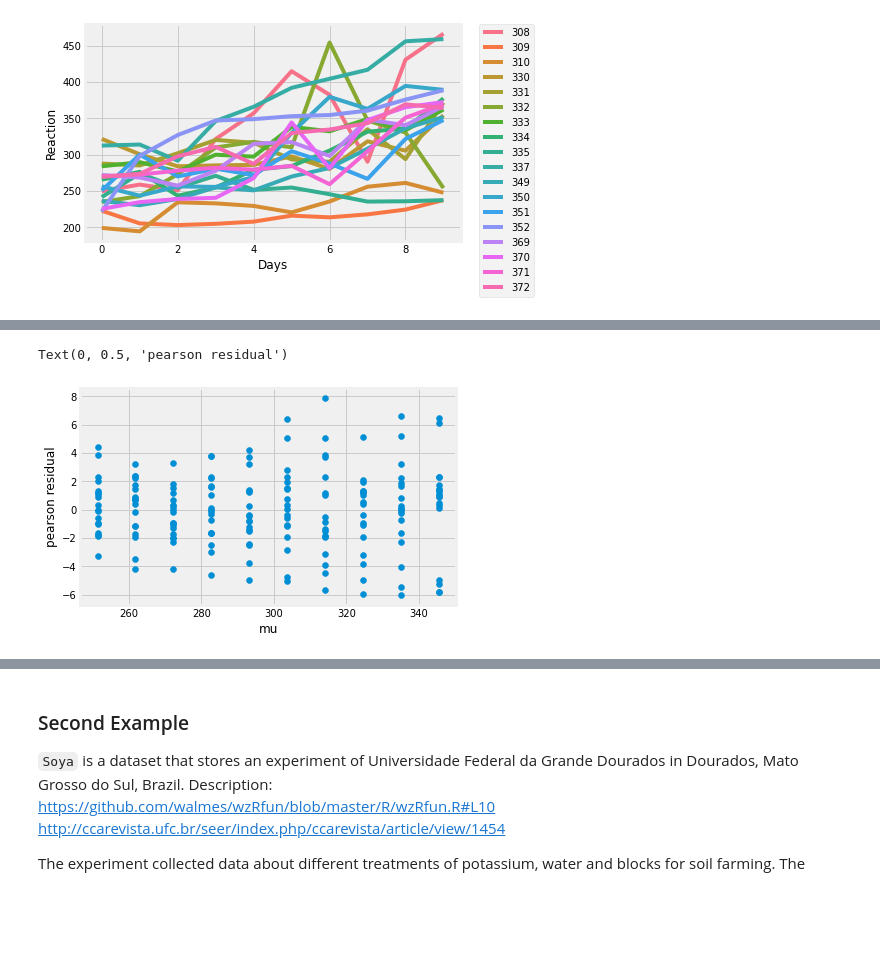
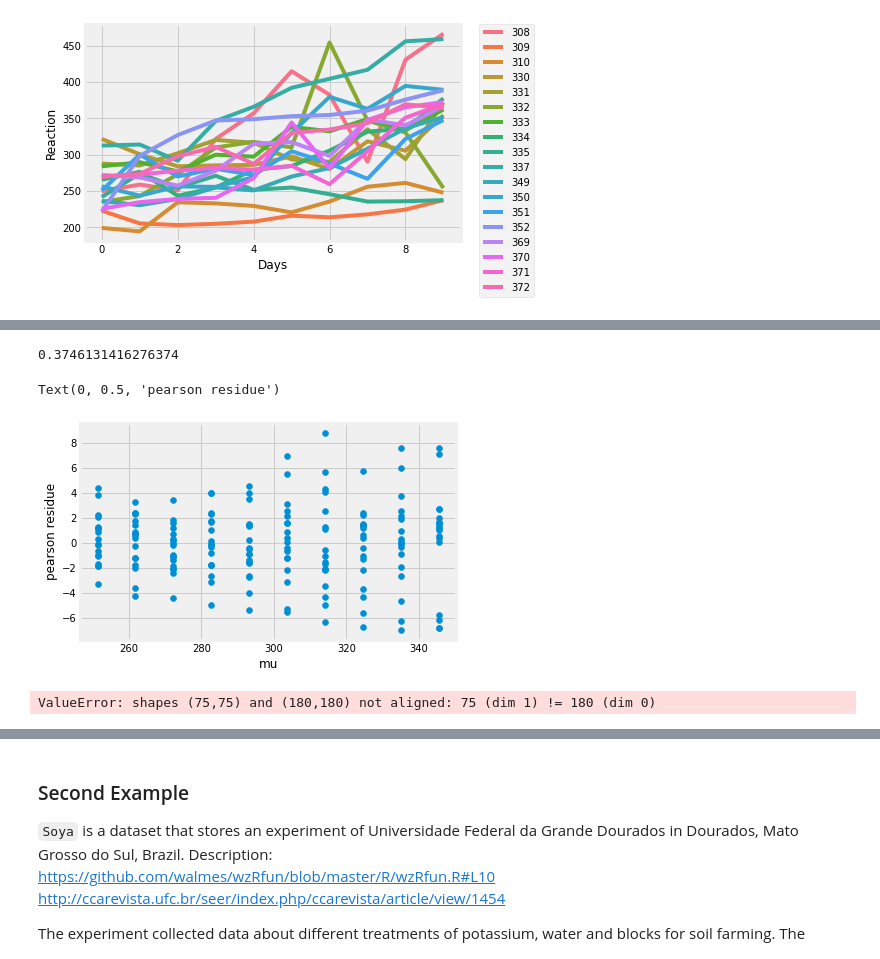
Before and after one commit to jeancmaia/mcglm, a Jupyter notebook: nbks/qualification_examples.ipynb, the cells around one changed output, grey strips where cells are left out. Cells and saved outputs as stored; diff of their text form; code cells hidden in the pictures; blank space fills up the shorter version.

```diff
--- a/nbks/qualification_examples.ipynb
+++ b/nbks/qualification_examples.ipynb
@@ -96,10 +123,16 @@ Multivariate covariance Generalized Linear Model Results
+# %%
+import math
+
+11.05/(math.sqrt(565.51) + math.sqrt(32.68))
+# %% [output]
+0.3746131416276374
 # %%
 plt.scatter(mcglmresults.mu, mcglmresults.pearson_residue)
 plt.xlabel('mu')
-plt.ylabel('pearson residual')
+plt.ylabel('pearson residue')
 # %% [output]
-Text(0, 0.5, 'pearson residual')
+Text(0, 0.5, 'pearson residue')
-[figure, old version]
+[figure, new version]
 # %%
 # Model fitting
 mcglm = MCGLM(
@@ -108,10 +141,12 @@ mcglm = MCGLM(
     z=Z,
     link="log",
     variance="tweedie",
-    power=1.5
+    power=1.3
 )
 
 mcglmresults = mcglm.fit()
+# %% [output]
+ValueError: shapes (75,75) and (180,180) not aligned: 75 (dim 1) != 180 (dim 0)
 # %%
 mcglmresults.summary()
 # %% [output]
```
Also changed, not shown: parts of 21 cells of this notebook, 2 other files.
